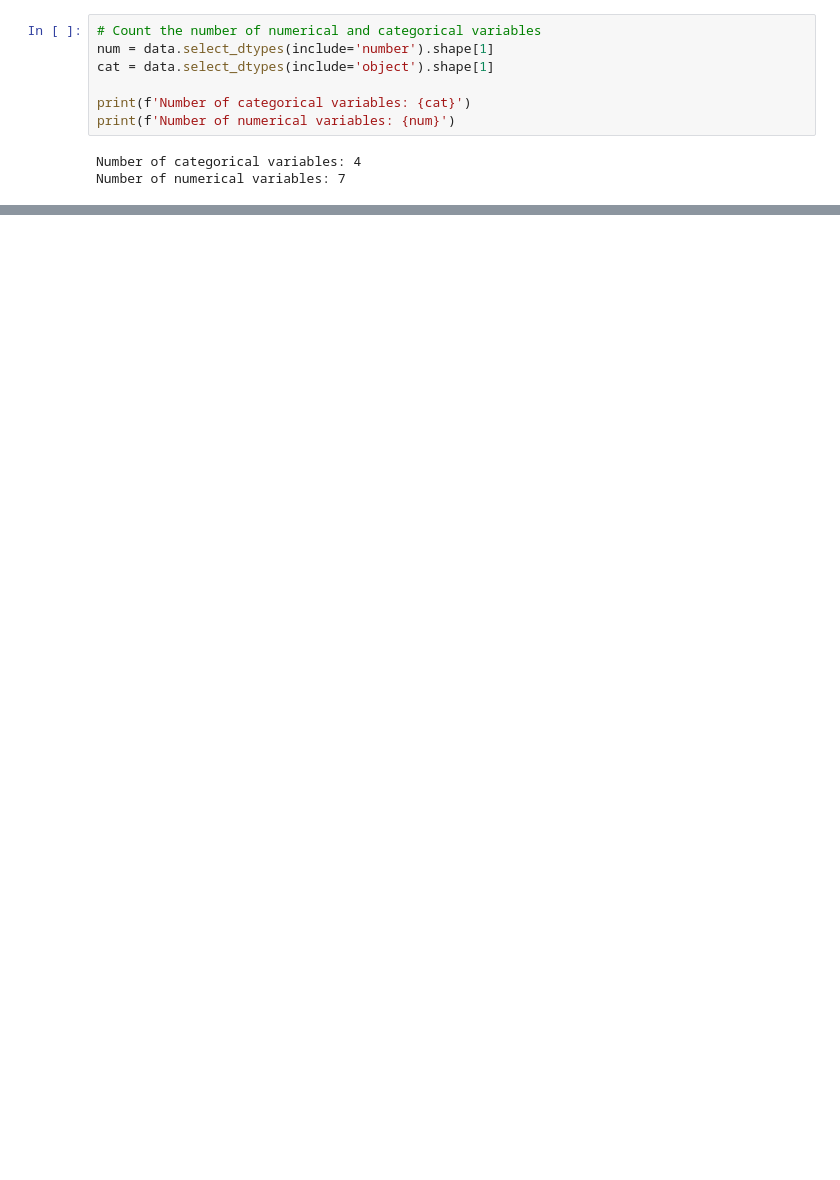
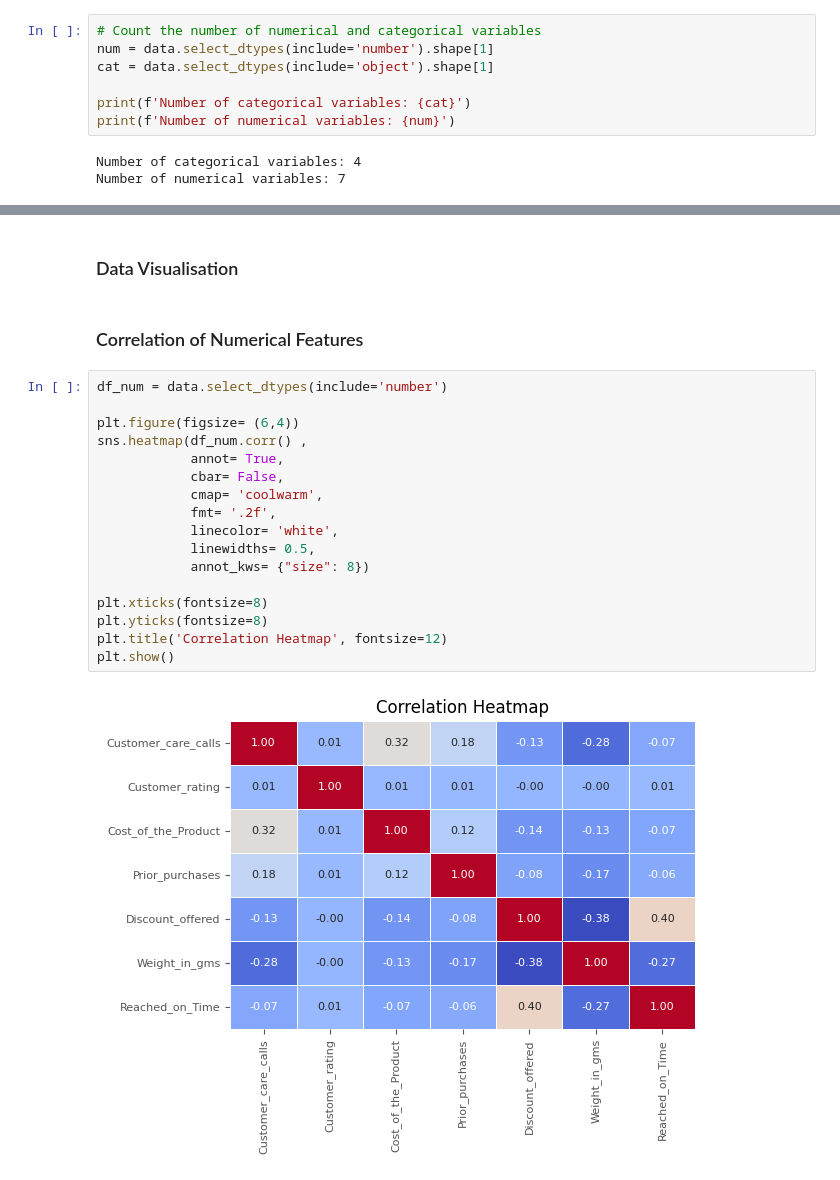
Before and after one commit to 0xArnaudR/Commerce-Retail, a Jupyter notebook: E-Commerce Shipping Data.ipynb, the cells around one changed output, grey strips where cells are left out. Saved outputs shown, nothing was run; the diff lists cells and outputs as text; blank space fills up the shorter version.

Commit message:
Add Descriptive Statistics & Correlation Matrix

```diff
--- a/E-Commerce Shipping Data.ipynb
+++ b/E-Commerce Shipping Data.ipynb
@@ -128,0 +175,23 @@ np.int64(0)
+# %% [markdown]
+### Data Visualisation
+# %% [markdown]
+### Correlation of Numerical Features
+# %%
+df_num = data.select_dtypes(include='number')
+
+plt.figure(figsize= (6,4))
+sns.heatmap(df_num.corr() ,
+            annot= True,
+            cbar= False,
+            cmap= 'coolwarm',
+            fmt= '.2f',
+            linecolor= 'white',
+            linewidths= 0.5,
+            annot_kws= {"size": 8})
+
+plt.xticks(fontsize=8)
+plt.yticks(fontsize=8)
+plt.title('Correlation Heatmap', fontsize=12)
+plt.show()
+# %% [output]
+[figure, added]
```
Also changed, not shown: parts of 18 cells of this notebook.
